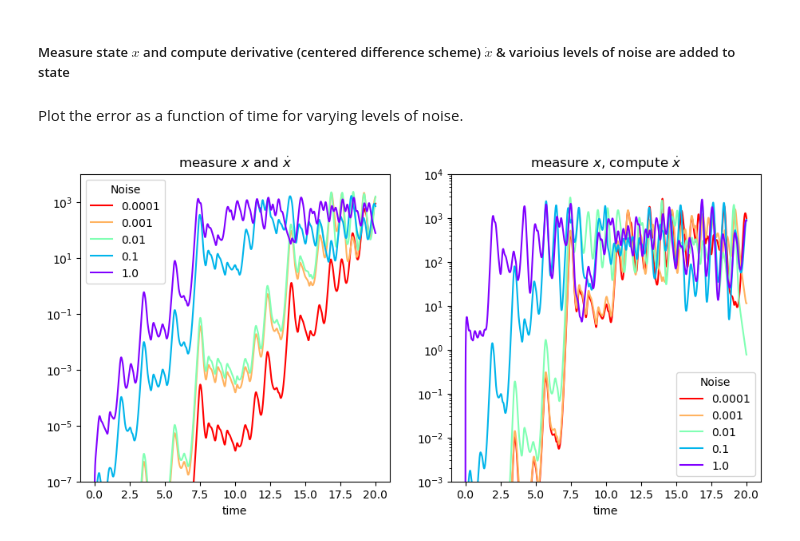
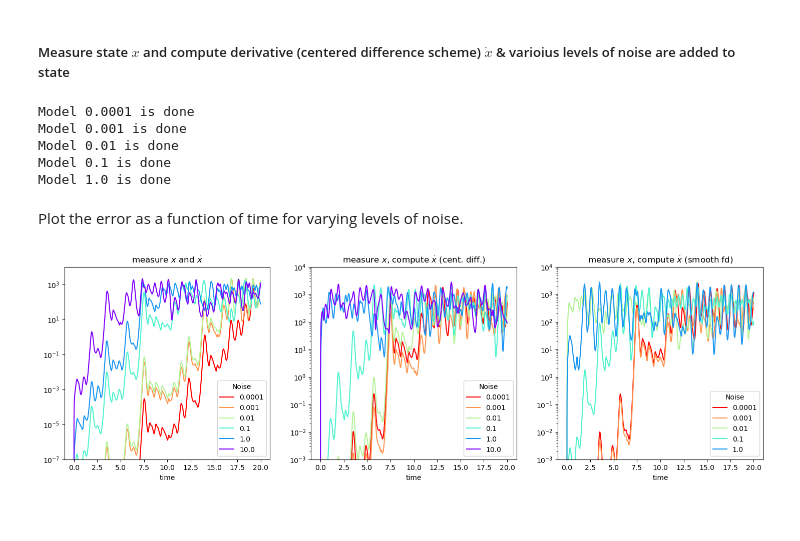
Before and after one commit to eabogle/SINDy_Sandbox, a Jupyter notebook: PaperExamples.ipynb, the cells around one changed output. Saved outputs shown, nothing was run; the diff lists cells and outputs as text; code cells hidden in the pictures; blank space fills up the shorter version.

```diff
--- a/PaperExamples.ipynb
+++ b/PaperExamples.ipynb
@@ -163,10 +196,12 @@ x_train = solve_ivp(linear_3D, t_train_span,
 
 poly_order = 5
 threshold = 0.01
+feat_names = ['x','y','z']
 
 model = ps.SINDy(
     optimizer=ps.STLSQ(threshold=threshold),
-    feature_library=ps.PolynomialLibrary(degree=poly_order)
+    feature_library=ps.PolynomialLibrary(degree=poly_order),
+    feature_names = feat_names
 )
 model.fit(x_train, t=dt)
 model.print()
@@ -236,7 +273,7 @@ x_dot_train_measured = np.array(
 poly_order = 5
 threshold = 0.05
 
-noise_levels = [1e-4, 1e-3, 1e-2, 1e-1, 1.0]
+noise_levels = [1e-4, 1e-3, 1e-2, 1e-1, 1.0, 10.00]
 
 models = []
 t_sim = np.arange(0, 20, dt)
@@ -316,7 +380,7 @@ fig.show()
 # %%
 # Fit the models and simulate
 
-noise_levels = [1e-4, 1e-3, 1e-2, 1e-1, 1.0]
+noise_levels = [1e-4, 1e-3, 1e-2, 1e-1, 1.0, 10.0]
 
 models_noD = []
 t_sim = np.arange(0, 20, dt)
@@ -330,35 +394,69 @@ for eps in noise_levels:
               t=dt, quiet=True)
     models_noD.append(model)
     x_sim_noD.append(model.simulate(x_train[0], t_sim))
+# %%
+noise_levels_2 = [1e-4, 1e-3, 1e-2, 1e-1, 1.0]
+models_sfd = []
+x_sim_sfd = []
+for eps in noise_levels_2:
+    model = ps.SINDy(
+        optimizer=ps.STLSQ(threshold=threshold),
+        feature_library=ps.PolynomialLibrary(degree=poly_order),
+        differentiation_method = ps.SmoothedFiniteDifference(),
+    )
+    model.fit(x_train + np.random.normal(scale=eps, size=x_train.shape),
+              t=dt, quiet=True)
+    models_sfd.append(model)
+    x_sim_sfd.append(model.simulate(x_train[0], t_sim))
+    print(f"Model {eps} is done")
+# %% [output]
+Model 0.0001 is done
+Model 0.001 is done
+Model 0.01 is done
+Model 0.1 is done
+Model 1.0 is done
 # %% [markdown]
 Plot the error as a function of time for varying levels of noise.
 # %%
 colors = rainbow(np.linspace(1, 0, len(models)))
 
-fig, axs = plt.subplots(1, 2, figsize=(11, 5))
+fig, axs = plt.subplots(1, 3, figsize=(18, 5))
 for i, x in enumerate(x_sim):
     axs[0].semilogy(
         t_sim,
         np.sum((x - x_train[: t_sim.size]) ** 2, axis=1),
         color=colors[i],
         label=noise_levels[i],
     )
 axs[0].set(xlabel="time", title="measure $x$ and $\dot{x}$")
 axs[0].legend(title="Noise")
 axs[0].set_ylim(1e-7, 1e4)
 
 for i, x in enumerate(x_sim_noD):
     axs[1].semilogy(
         t_sim,
         np.sum((x - x_train[: t_sim.size]) ** 2, axis=1),
         color=colors[i],
         label=noise_levels[i],
     )
 
-axs[1].set(xlabel="time", title="measure $x$, compute $\dot{x}$")
+axs[1].set(xlabel="time", title="measure $x$, compute $\dot{x}$ (cent. diff.)")
 axs[1].legend(title="Noise")
 axs[1].set_ylim(1e-3, 1e4)
 
+for i, x in enumerate(x_sim_sfd):
+    axs[2].semilogy(
+        t_sim,
+        np.sum((x - x_train[: t_sim.size]) ** 2, axis=1),
+        color=colors[i],
+        label=noise_levels[i],
+    )
+
+axs[2].set(xlabel="time", title="measure $x$, compute $\dot{x}$ (smooth fd)")
+axs[2].legend(title="Noise")
+axs[2].set_ylim(1e-3, 1e4)
+
 fig.show()
+plt.savefig('lorenz3.png')
 # %% [output]
-[figure, old version]
+[figure, new version]
```
Also changed, not shown: parts of 9 cells of this notebook, 8 other files.
